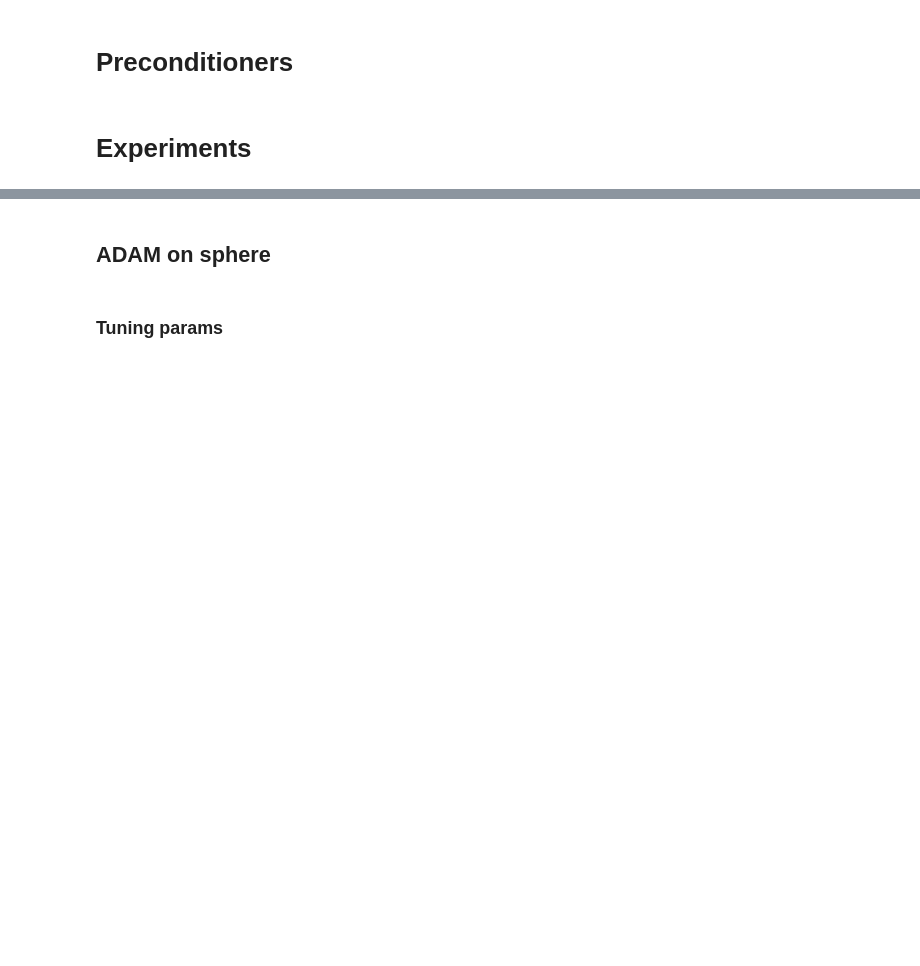
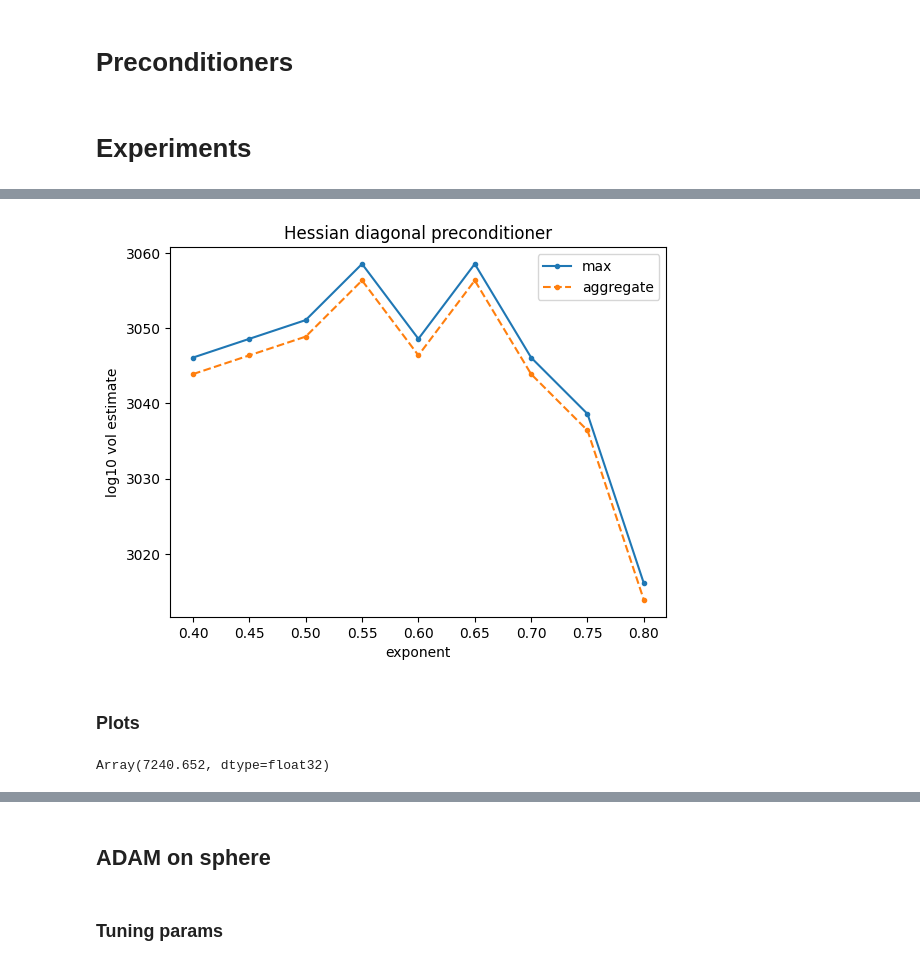
Before and after one commit to EleutherAI/basin-volume, a Jupyter notebook: basin_precondition.ipynb, the cells around one changed output, grey strips where cells are left out. Drawn from its saved outputs; the diff is of its cells as text; code cells hidden in the pictures; blank space fills up the shorter version.

```diff
--- a/basin_precondition.ipynb
+++ b/basin_precondition.ipynb
@@ -641,0 +688,8 @@ def flat_hessian_preconditioner(params, H, eps=1e-3, exponent=0.5):
+# %%
+eps = 1e-2
+exponents = linspace(.4, .8, 9)
+exponent_results = []
+for exponent in exponents:
+    P = flat_diag_preconditioner(jnp.diag(H), eps=eps, exponent=exponent)
+    my_results = get_estimates_vectorized(3000, P)
+    exponent_results.append(my_results)
@@ -641,0 +713,15 @@ def flat_hessian_preconditioner(params, H, eps=1e-3, exponent=0.5):
+# %%
+all_estimates = jnp.array([results[0] for results in exponent_results])
+maxes = jnp.max(all_estimates, axis=-1)
+means = jnp.mean(all_estimates, axis=-1)
+aggregates = aggregate(all_estimates, axis=-1)
+
+plt.plot(exponents, maxes, '.-', label='max')
+plt.plot(exponents, aggregates, '.--', label='aggregate')
+plt.xlabel('exponent')
+plt.ylabel('log10 vol estimate')
+plt.legend()
+plt.title("Hessian diagonal preconditioner")
+plt.show()
+# %% [output]
+[figure, added]
@@ -641,0 +740,6 @@ def flat_hessian_preconditioner(params, H, eps=1e-3, exponent=0.5):
+# %% [markdown]
+### Plots
+# %%
+jnp.log10(2 * norm(final_params.raveled)) * param_dim
+# %% [output]
+Array(7240.652, dtype=float32)
```
Also changed, not shown: parts of 31 cells of this notebook.
